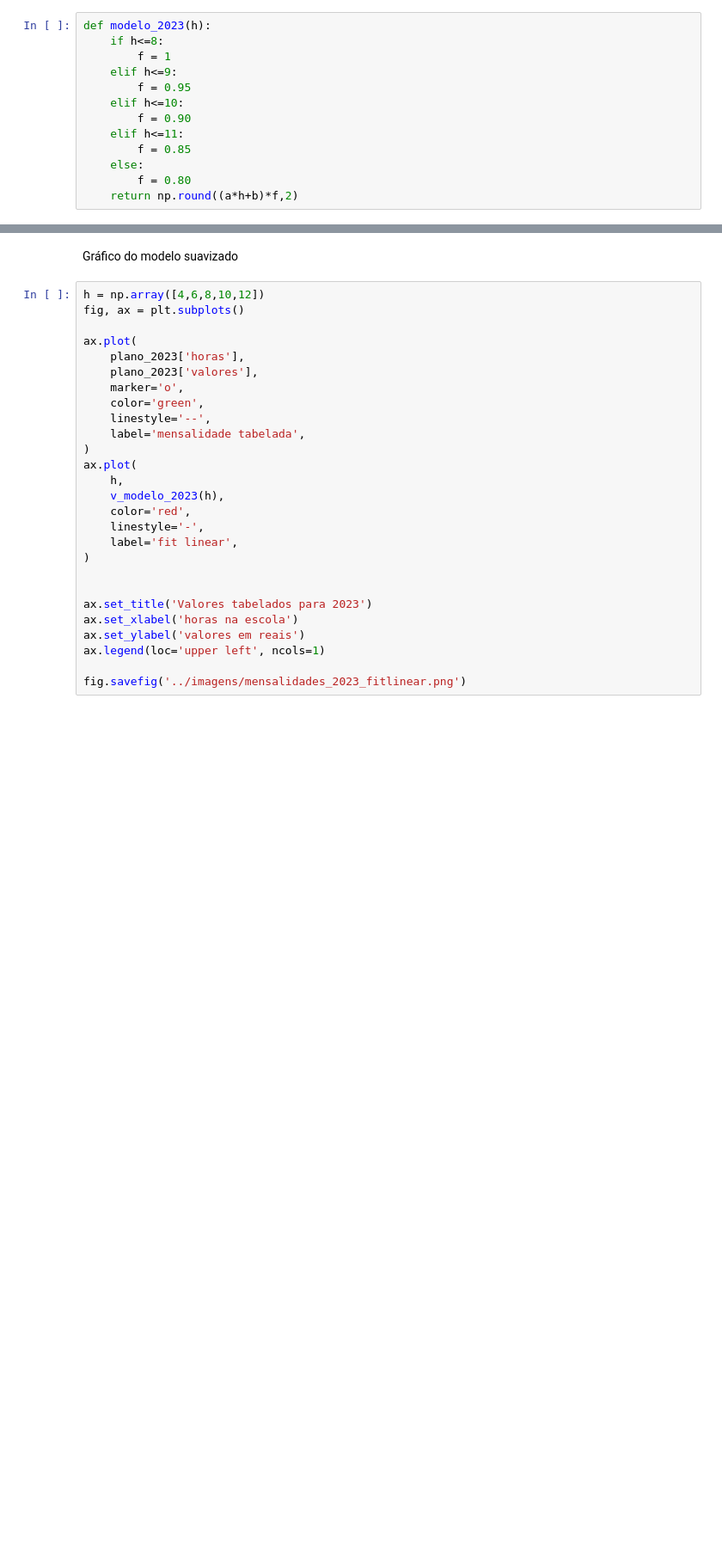
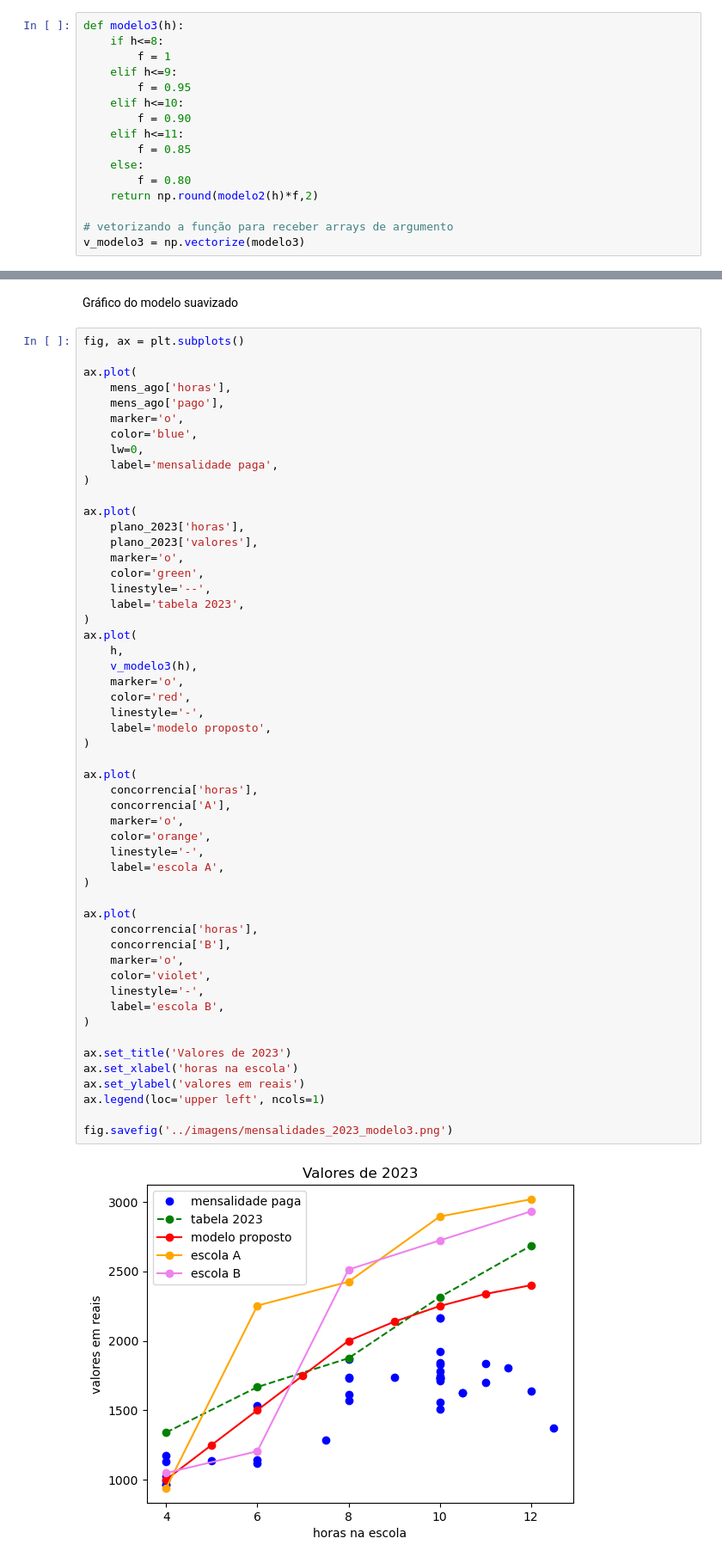
Before and after one commit to mp-resuldados/calculo-de-mensalidades, a Jupyter notebook: notebooks/calculos.ipynb, the cells around one changed output, grey strips where cells are left out. Shown at 86% size. Drawn from its saved outputs; the diff is of its cells as text; blank space fills up the shorter version.

Commit message:
finalização do modelo 3, o último.

```diff
--- a/notebooks/calculos.ipynb
+++ b/notebooks/calculos.ipynb
@@ -546,5 +550,5 @@ Suavizando a curva de mensalidades para mais de 8h de permanência na escola
 # %%
-def modelo_2023(h):
+def modelo3(h):
     if h<=8:
         f = 1
     elif h<=9:
@@ -555,5 +559,8 @@ def modelo_2023(h):
         f = 0.85
     else:
         f = 0.80
-    return np.round((a*h+b)*f,2)
+    return np.round(modelo2(h)*f,2)
+
+# vetorizando a função para receber arrays de argumento
+v_modelo3 = np.vectorize(modelo3)
 # %%
@@ -562,29 +570,57 @@ v_modelo_2023 = np.vectorize(modelo_2023)
 # %% [markdown]
 Gráfico do modelo suavizado
 # %%
-h = np.array([4,6,8,10,12])
 fig, ax = plt.subplots()
+
+ax.plot(
+    mens_ago['horas'],
+    mens_ago['pago'],
+    marker='o',
+    color='blue',
+    lw=0,
+    label='mensalidade paga',
+)
 
 ax.plot(
     plano_2023['horas'],
     plano_2023['valores'],
     marker='o',
     color='green',
     linestyle='--',
-    label='mensalidade tabelada',
+    label='tabela 2023',
 )
 ax.plot(
     h,
-    v_modelo_2023(h),
+    v_modelo3(h),
+    marker='o',
     color='red',
     linestyle='-',
-    label='fit linear',
+    label='modelo proposto',
 )
 
+ax.plot(
+    concorrencia['horas'],
+    concorrencia['A'],
+    marker='o',
+    color='orange',
+    linestyle='-',
+    label='escola A',
+)
 
-ax.set_title('Valores tabelados para 2023')
+ax.plot(
+    concorrencia['horas'],
+    concorrencia['B'],
+    marker='o',
+    color='violet',
+    linestyle='-',
+    label='escola B',
+)
+
+ax.set_title('Valores de 2023')
 ax.set_xlabel('horas na escola')
 ax.set_ylabel('valores em reais')
 ax.legend(loc='upper left', ncols=1)
 
-fig.savefig('../imagens/mensalidades_2023_fitlinear.png')
+fig.savefig('../imagens/mensalidades_2023_modelo3.png')
+# %% [output]
+[figure, added]
```
Also changed, not shown: parts of 24 cells of this notebook, 3 other files.
